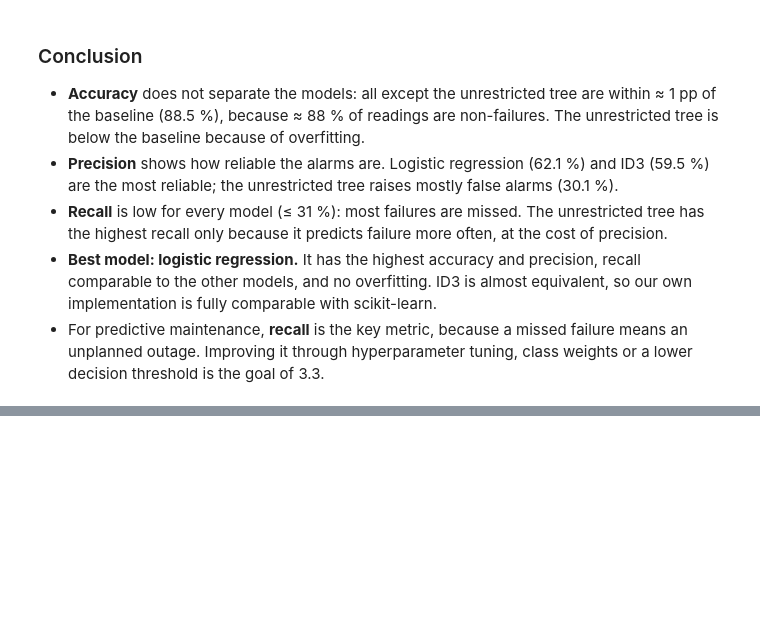
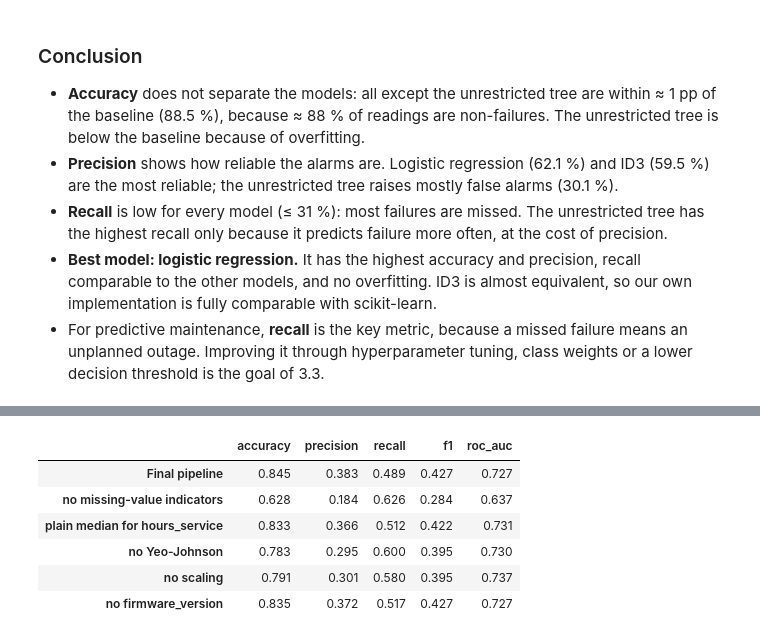
Before and after one commit to yegor-vin/Intelligent-data-analysis--project, a Jupyter notebook: phase-2-final.ipynb, the cells around one changed output, grey strips where cells are left out. Drawn from its saved outputs; the diff is of its cells as text; code cells hidden in the pictures; blank space fills up the shorter version.

```diff
--- a/phase-2-final.ipynb
+++ b/phase-2-final.ipynb
@@ -3389,0 +3517,25 @@ The detailed analysis of each model is in 3.1 B (ID3), 3.2 B (sklearn tree, logi
+# %%
+columnSpecs = prepPipeline.named_steps["columns"].transformers
+variants = {
+    "Final pipeline": {},
+    "no missing-value indicators": {"prep__columns__bin": "drop"},
+    "plain median for hours_service": {"prep__hours": "passthrough"},
+    "no Yeo-Johnson": {"prep__columns__cont__power": "passthrough"},
+    "no scaling": {"prep__columns__cont__scaler": "passthrough"},
+    "no firmware_version": {"prep__columns__transformers": [(n, t, [c for c in cols if c != "firmware_version"]) for n, t, cols in columnSpecs]},
+}
+
+impact = {}
+for name, params in variants.items():
+    cvScores = cross_validate(clone(bestModel).set_params(**params), X_raw_train, y_train, groups=groups_train, cv=cv, scoring=metrics)
+    impact[name] = {m: cvScores[f"test_{m}"].mean() for m in metrics}
+
+display(pd.DataFrame(impact).T.round(3))
+# %% [output]
+|  | accuracy | precision | recall | f1 | roc_auc |
+| Final pipeline | 0.845 | 0.383 | 0.489 | 0.427 | 0.727 |
+| no missing-value indicators | 0.628 | 0.184 | 0.626 | 0.284 | 0.637 |
+| plain median for hours_service | 0.833 | 0.366 | 0.512 | 0.422 | 0.731 |
+| no Yeo-Johnson | 0.783 | 0.295 | 0.600 | 0.395 | 0.730 |
+| no scaling | 0.791 | 0.301 | 0.580 | 0.395 | 0.737 |
+| no firmware_version | 0.835 | 0.372 | 0.517 | 0.427 | 0.727 |
```
Also changed, not shown: parts of 56 cells of this notebook, 1 other file.
